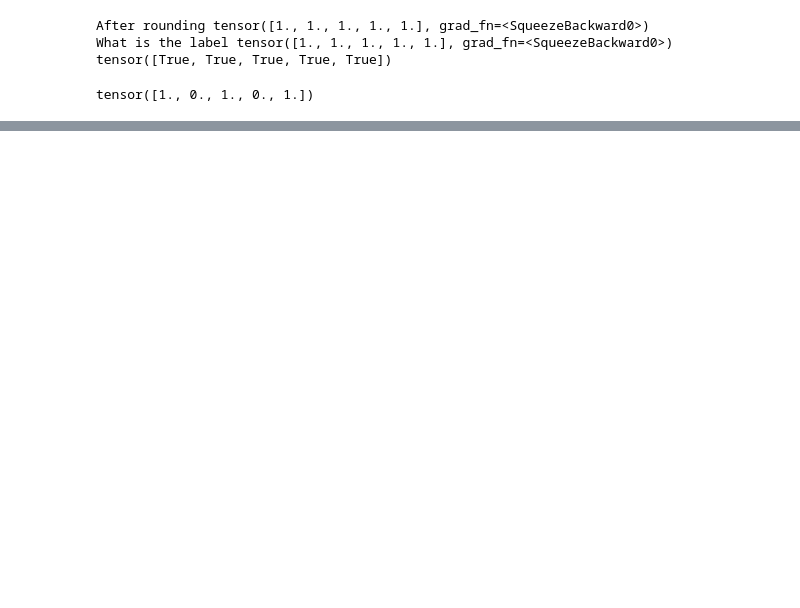
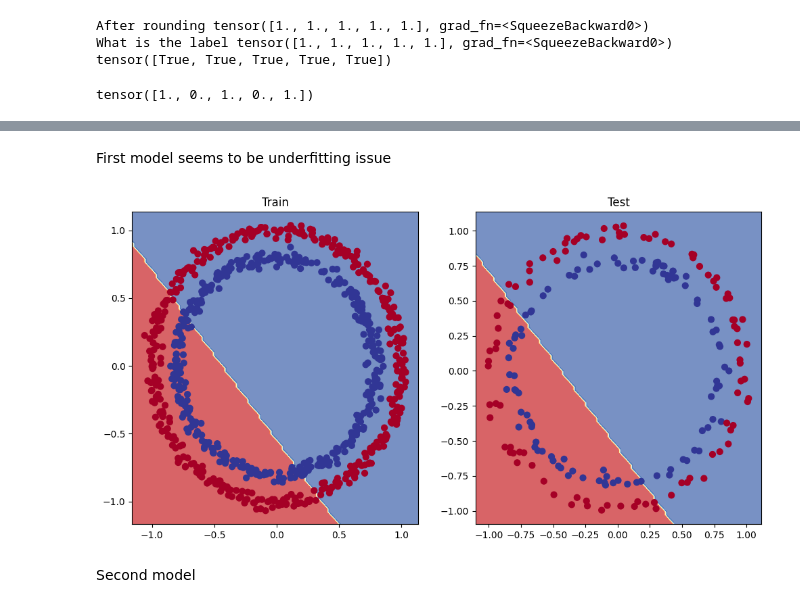
Before and after one commit to christopher192/deep-learning-tensorflow-pytorch, a Jupyter notebook: 03-neural-network-classification-pytorch.ipynb, the cells around one changed output, grey strips where cells are left out. Cells and saved outputs as stored; diff of their text form; code cells hidden in the pictures; blank space fills up the shorter version.

```diff
--- a/03-neural-network-classification-pytorch.ipynb
+++ b/03-neural-network-classification-pytorch.ipynb
@@ -269,0 +370,32 @@ Epoch: 90 | Train loss: 0.69300, Train Accuracy: 50.75 % | Test loss: 0.69447, T
+# %% [markdown]
+First model seems to be underfitting issue
+# %%
+# # Start prediction
+# first_model.eval()
+
+# with torch.inference_mode():
+#     y_logit = first_model(x_to_pred_on)
+
+# # Switch multi class or binary class based on y
+# if len(torch.unique(y)) > 2:
+#     # Mutli class
+#     y_pred = torch.softmax(y_logit, dim = 1).argmax(dim = 1)
+# else:
+#     # Binary class
+#     y_pred = torch.round(torch.sigmoid(y_logit))
+
+# y_pred = y_pred.reshape(xx.shape).detach().numpy()
+
+# plt.figure(figsize = (12, 6))
+
+plt.figure(figsize = (12, 6))
+plt.subplot(1, 2, 1)
+plt.title("Train")
+plot_decision_boundary(first_model, x_train, y_train)
+plt.subplot(1, 2, 2)
+plt.title("Test")
+plot_decision_boundary(first_model, x_test, y_test)
+# %% [output]
+[figure, added]
+# %% [markdown]
+Second model
```
Also changed, not shown: parts of 33 cells of this notebook, 1 other file.
